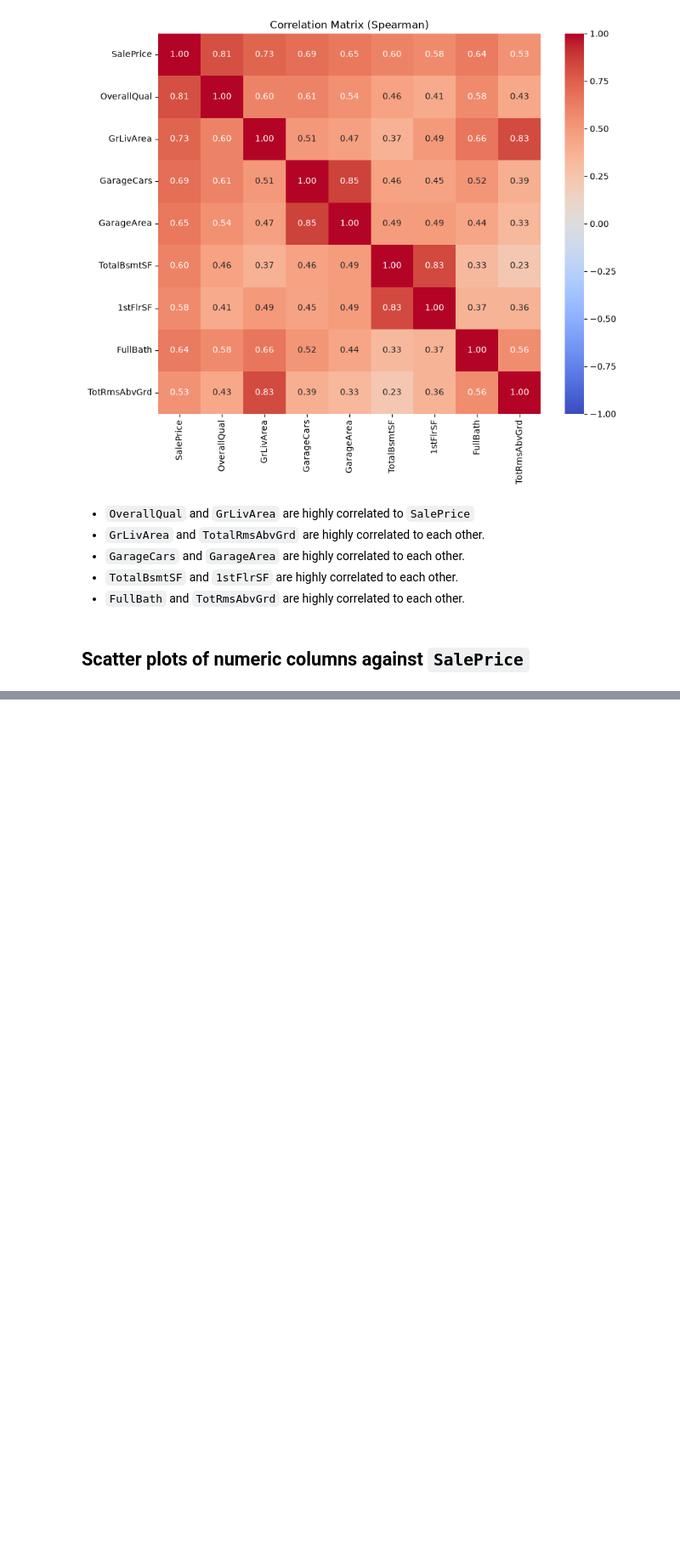
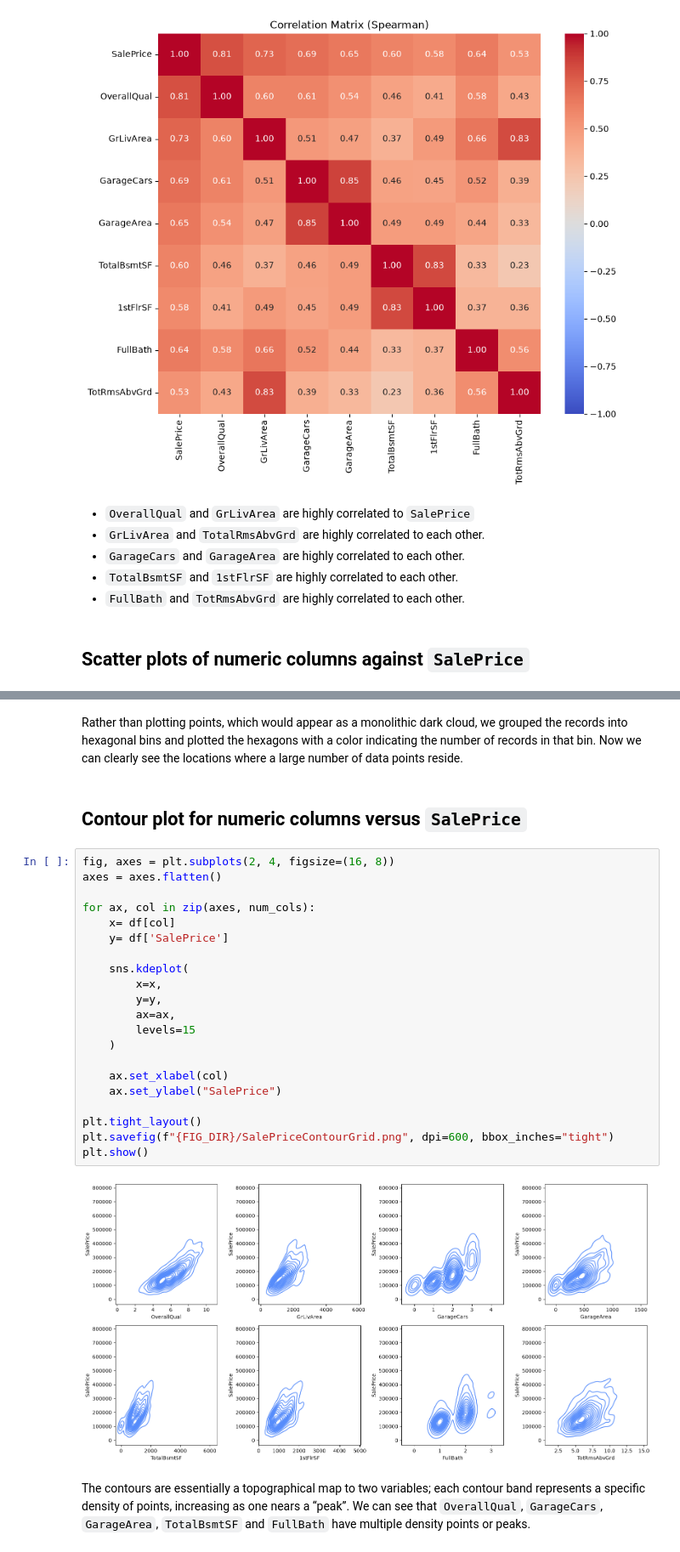
Before and after one commit to himangshuchetia-hc17/ames-house-prices, a Jupyter notebook: notebooks/01_exploratory_data_analysis.ipynb, the cells around one changed output, grey strips where cells are left out. Shown at 85% size. Cells and saved outputs as stored; diff of their text form; blank space fills up the shorter version.

```diff
--- a/notebooks/01_exploratory_data_analysis.ipynb
+++ b/notebooks/01_exploratory_data_analysis.ipynb
@@ -463,0 +499,29 @@ plt.show()
+# %% [markdown]
+Rather than plotting points, which would appear as a monolithic dark cloud, we grouped the records into hexagonal bins and plotted the hexagons with a color indicating the number of records in that bin. Now we can clearly see the locations where a large number of data points reside.
+# %% [markdown]
+## Contour plot for numeric columns versus `SalePrice`
+# %%
+fig, axes = plt.subplots(2, 4, figsize=(16, 8))
+axes = axes.flatten()
+
+for ax, col in zip(axes, num_cols):
+    x= df[col]
+    y= df['SalePrice']
+
+    sns.kdeplot(
+        x=x,
+        y=y,
+        ax=ax,
+        levels=15
+    )
+
+    ax.set_xlabel(col)
+    ax.set_ylabel("SalePrice")
+
+plt.tight_layout()
+plt.savefig(f"{FIG_DIR}/SalePriceContourGrid.png", dpi=600, bbox_inches="tight")
+plt.show()
+# %% [output]
+[figure, added]
+# %% [markdown]
+The contours are essentially a topographical map to two variables; each contour band represents a specific density of points, increasing as one nears a “peak”. We can see that `OverallQual`, `GarageCars`, `GarageArea`, `TotalBsmtSF` and `FullBath` have multiple density points or peaks.
```
Also changed, not shown: parts of 11 cells of this notebook, 10 other files.
